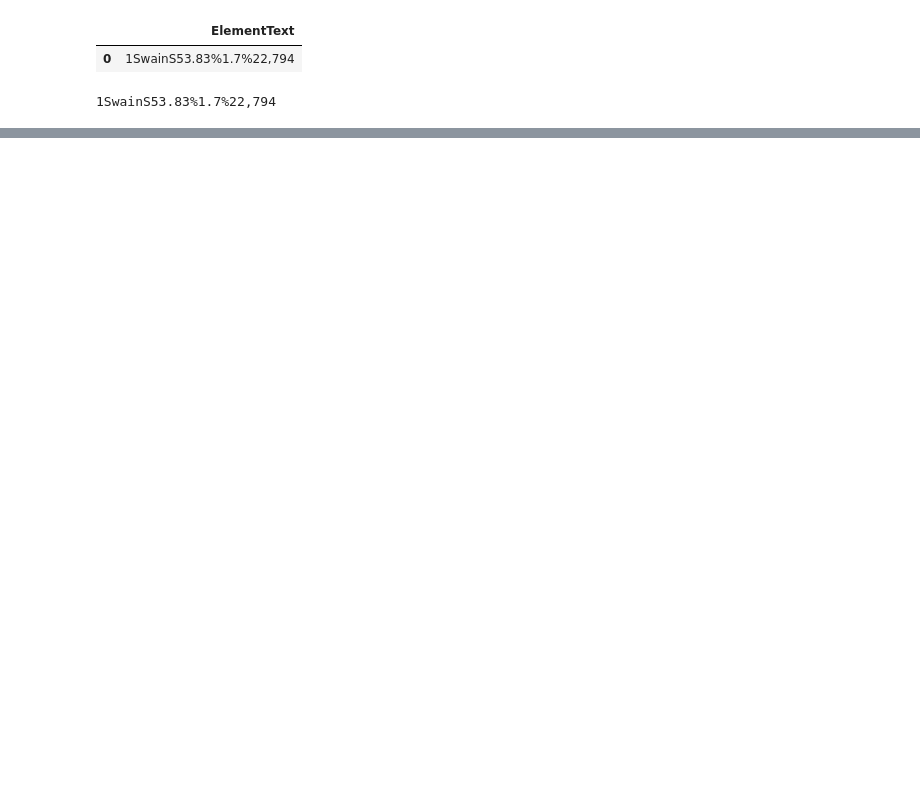
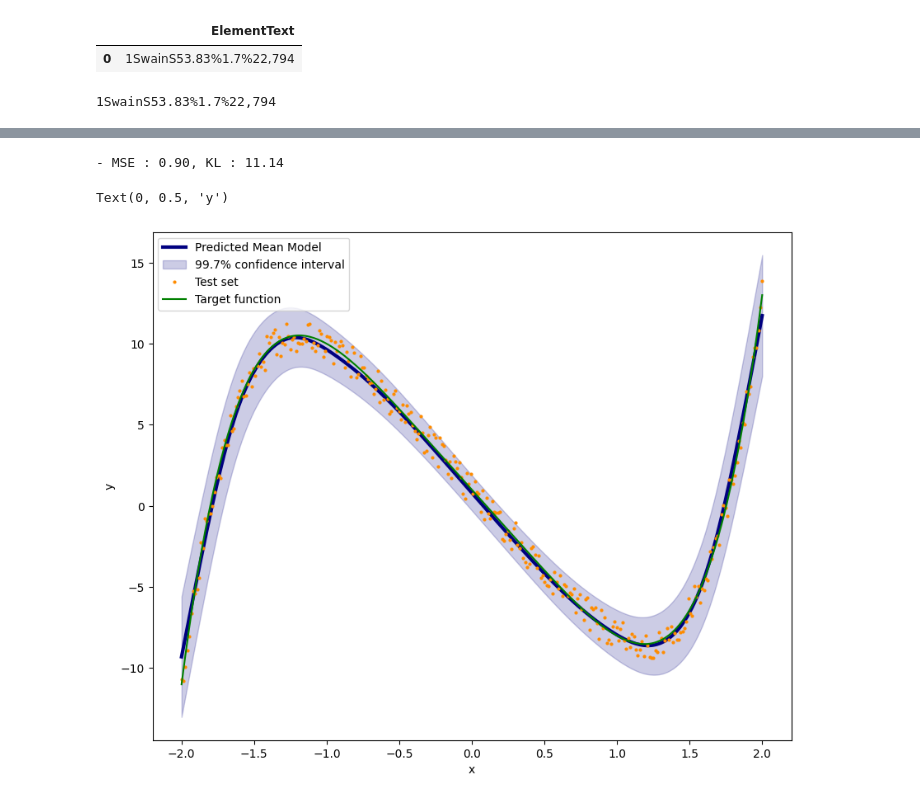
Before and after one commit to NicolaiLindner/Leaguify_Website, a Jupyter notebook: notebooks/Scaping.ipynb, the cells around one changed output, grey strips where cells are left out. Drawn from its saved outputs; the diff is of its cells as text; code cells hidden in the pictures; blank space fills up the shorter version.

```diff
--- a/notebooks/Scaping.ipynb
+++ b/notebooks/Scaping.ipynb
@@ -57,0 +93,39 @@ print(df_new['ElementText'][0])
+# %%
+for step in range(2000):
+    pre = model(x)
+    mse = mse_loss(pre, y)
+    kl = kl_loss(model)
+    cost = mse + kl_weight*kl
+
+    optimizer.zero_grad()
+    cost.backward()
+    optimizer.step()
+
+print('- MSE : %2.2f, KL : %2.2f' % (mse.item(), kl.item()))
+# %% [output]
+- MSE : 0.90, KL : 11.14
+# %%
+x_test = torch.linspace(-2, 2, 300)
+y_test = target(x_test)
+
+x_test = torch.unsqueeze(x_test, dim=1)
+y_test = torch.unsqueeze(y_test, dim=1)
+# %%
+models_result = np.array([model(x_test).data.numpy() for k in range(10000)])
+models_result = models_result[:,:,0]
+models_result = models_result.T
+mean_values = np.array([models_result[i].mean() for i in range(len(models_result))])
+std_values = np.array([models_result[i].std() for i in range(len(models_result))])
+# %%
+plt.figure(figsize=(10,8))
+plt.plot(x_test.data.numpy(),mean_values,color='navy',lw=3,label='Predicted Mean Model')
+plt.fill_between(x_test.data.numpy().T[0],mean_values-3.0*std_values,mean_values+3.0*std_values,alpha=0.2,color='navy',label='99.7% confidence interval')
+#plt.plot(x_test.data.numpy(),mean_values,color='darkorange')
+plt.plot(x_test.data.numpy(),y_test.data.numpy(),'.',color='darkorange',markersize=4,label='Test set')
+plt.plot(x_test.data.numpy(),clean_target(x_test).data.numpy(),color='green',markersize=4,label='Target function')
+plt.legend()
+plt.xlabel('x')
+plt.ylabel('y')
+# %% [output]
+Text(0, 0.5, 'y')
+[figure, added]
```
Also changed, not shown: parts of 5 cells of this notebook, 1 other file.
